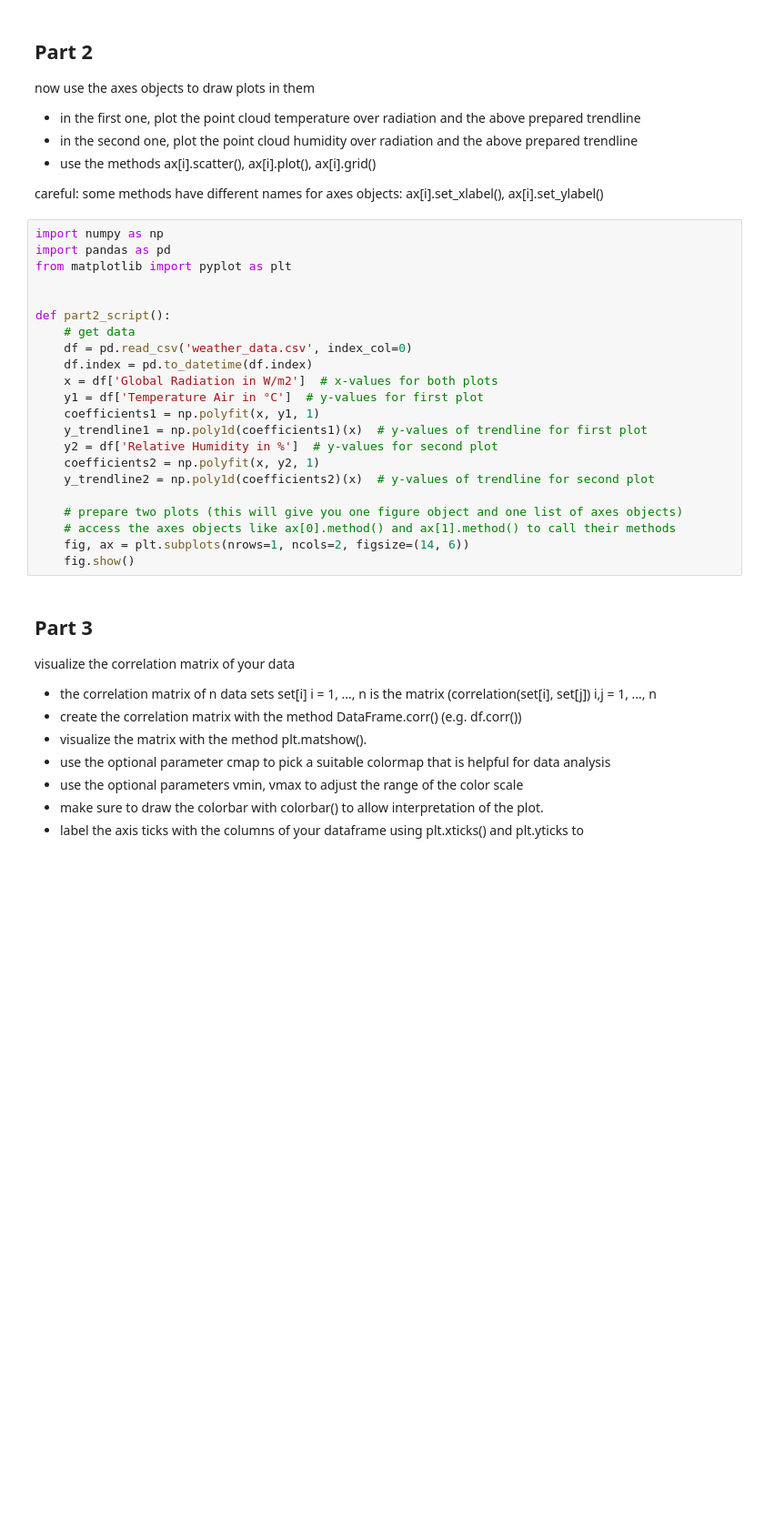
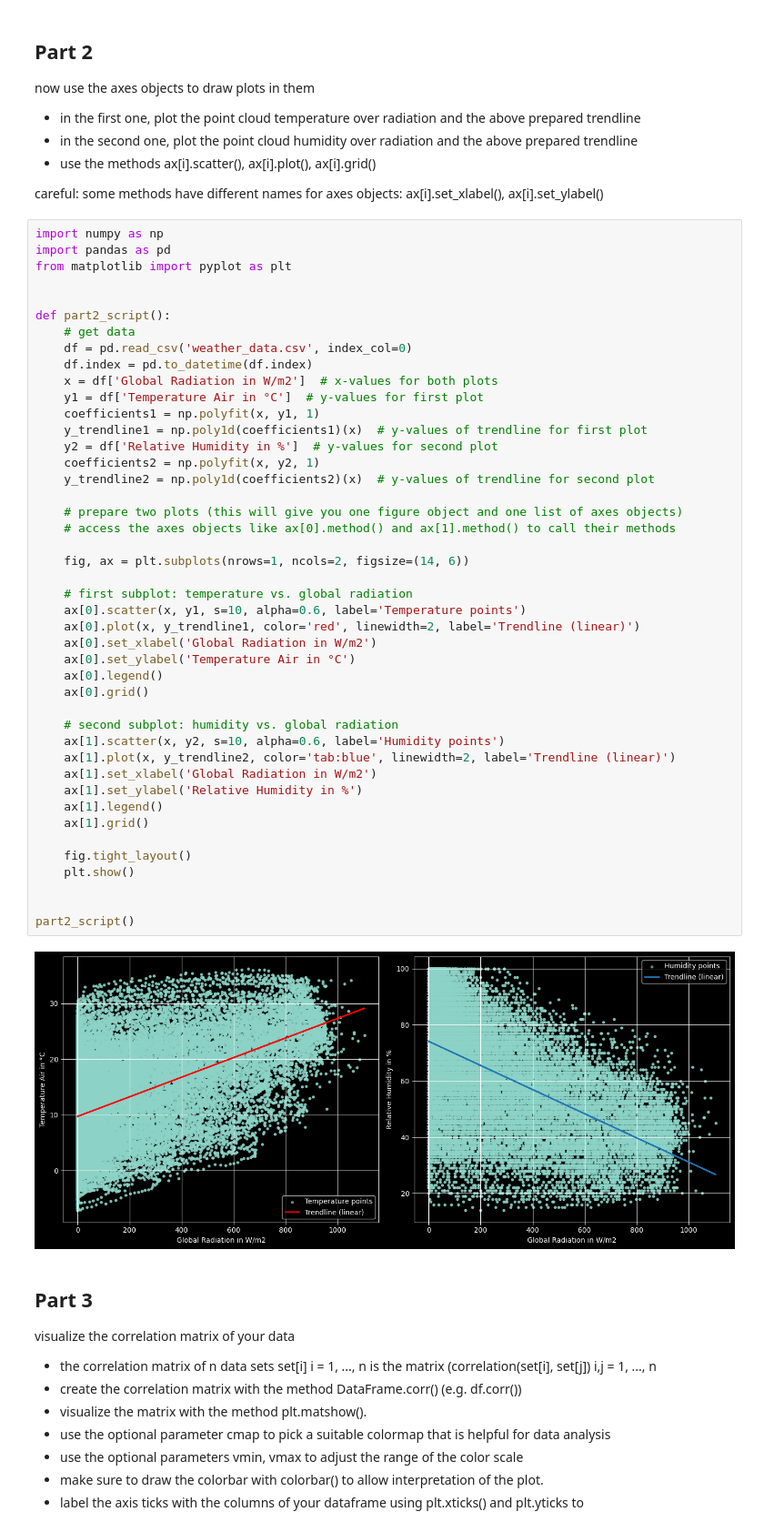
Before and after one commit to shakira-p/DigitalTwins, a Jupyter notebook: assignment2.ipynb, the cells around one changed output. Shown at 91% size. Saved outputs shown, nothing was run; the diff lists cells and outputs as text; blank space fills up the shorter version.

```diff
--- a/assignment2.ipynb
+++ b/assignment2.ipynb
@@ -46,25 +61,49 @@ careful: some methods have different names for axes objects: ax[i].set_xlabel(),
 # %%
 import numpy as np
 import pandas as pd
 from matplotlib import pyplot as plt
 
 
 def part2_script():
     # get data
     df = pd.read_csv('weather_data.csv', index_col=0)
     df.index = pd.to_datetime(df.index)
     x = df['Global Radiation in W/m2']  # x-values for both plots
     y1 = df['Temperature Air in °C']  # y-values for first plot
     coefficients1 = np.polyfit(x, y1, 1)
     y_trendline1 = np.poly1d(coefficients1)(x)  # y-values of trendline for first plot
     y2 = df['Relative Humidity in %']  # y-values for second plot
     coefficients2 = np.polyfit(x, y2, 1)
     y_trendline2 = np.poly1d(coefficients2)(x)  # y-values of trendline for second plot
 
     # prepare two plots (this will give you one figure object and one list of axes objects)
     # access the axes objects like ax[0].method() and ax[1].method() to call their methods
+
     fig, ax = plt.subplots(nrows=1, ncols=2, figsize=(14, 6))
-    fig.show()
+
+    # first subplot: temperature vs. global radiation
+    ax[0].scatter(x, y1, s=10, alpha=0.6, label='Temperature points')
+    ax[0].plot(x, y_trendline1, color='red', linewidth=2, label='Trendline (linear)')
+    ax[0].set_xlabel('Global Radiation in W/m2')
+    ax[0].set_ylabel('Temperature Air in °C')
+    ax[0].legend()
+    ax[0].grid()
+
+    # second subplot: humidity vs. global radiation
+    ax[1].scatter(x, y2, s=10, alpha=0.6, label='Humidity points')
+    ax[1].plot(x, y_trendline2, color='tab:blue', linewidth=2, label='Trendline (linear)')
+    ax[1].set_xlabel('Global Radiation in W/m2')
+    ax[1].set_ylabel('Relative Humidity in %')
+    ax[1].legend()
+    ax[1].grid()
+
+    fig.tight_layout()
+    plt.show()
+
+
+part2_script()
+# %% [output]
+[figure, added]
 # %% [markdown]
 ## Part 3
 
```
Also changed, not shown: parts of 4 cells of this notebook.
